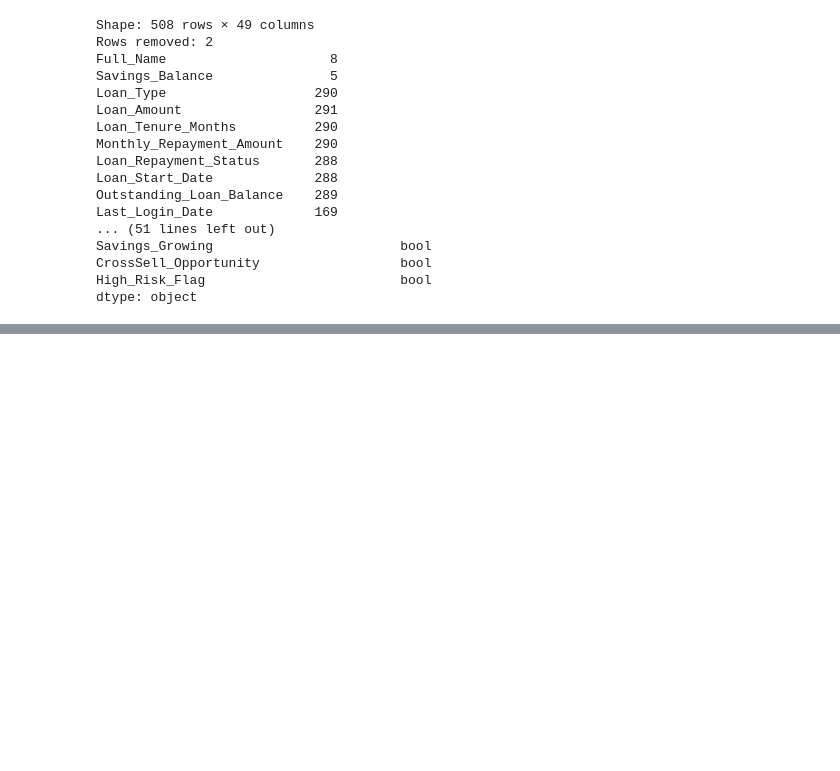
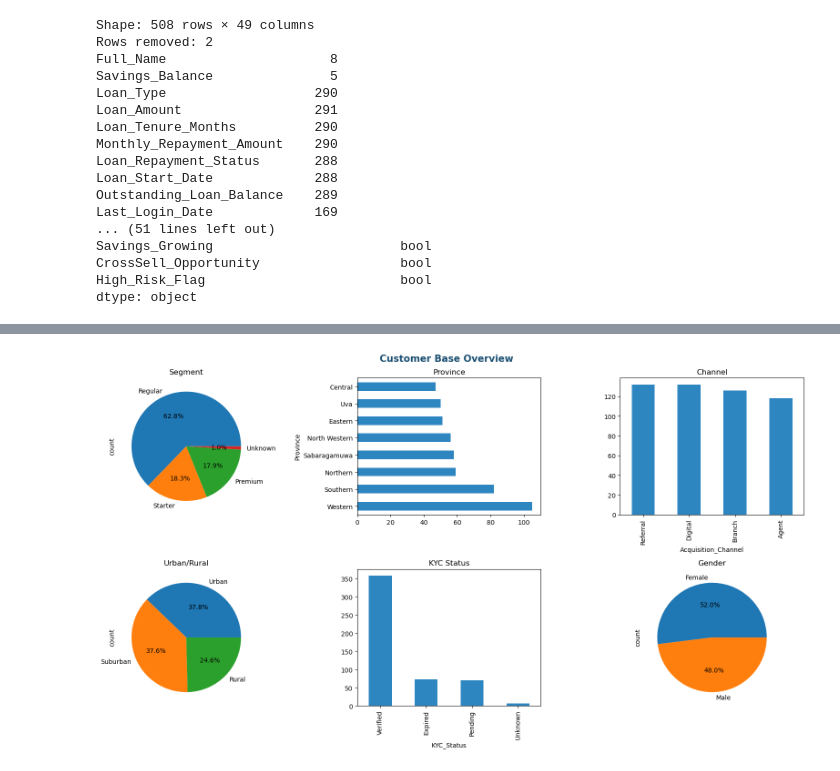
Before and after one commit to senara20240943-droid/Dialog-Fintec, a Jupyter notebook: Cleaning and EDA.ipynb, the cells around one changed output, grey strips where cells are left out. Drawn from its saved outputs; the diff is of its cells as text; code cells hidden in the pictures; blank space fills up the shorter version.

Commit message:
dataset overview and numerical distribution

```diff
--- a/Cleaning and EDA.ipynb
+++ b/Cleaning and EDA.ipynb
@@ -177,0 +180,17 @@ df.to_csv("finsight_clean.csv", index=False)
+# %%
+import pandas as pd
+import numpy as np
+import matplotlib.pyplot as plt
+import matplotlib.ticker as mticker
+from matplotlib.gridspec import GridSpec
+import os, warnings
+warnings.filterwarnings("ignore")
+
+os.makedirs("eda_output", exist_ok=True)
+
+NAVY, BLUE, GREEN, AMBER, RED, GREY, LGREY = "#1B4F72","#2E86C1","#1E8449","#D4861A","#C0392B","#7F8C8D","#ECF0F1"
+PALETTE_SEG  = {"Premium": NAVY, "Regular": BLUE, "Starter": AMBER, "Unknown": GREY}
+PALETTE_CHAN  = {"Agent": NAVY, "Branch": BLUE, "Digital": GREEN, "Referral": AMBER}
+
+fmt_lkr = lambda x, p=None: f"LKR {x/1e6:.1f}M" if x>=1e6 else f"LKR {x/1e3:.0f}K" if x>=1e3 else f"LKR {x:.0f}"
+pct     = lambda n, d: 0 if d == 0 else round(100 * n / d, 1)
@@ -177,0 +223,15 @@ df.to_csv("finsight_clean.csv", index=False)
+# %%
+fig, axes = plt.subplots(2, 3, figsize=(16, 9))
+fig.suptitle("Customer Base Overview", fontsize=15, fontweight="bold", color=NAVY)
+
+df["Customer_Segment"].value_counts().plot.pie(ax=axes[0,0], autopct="%1.1f%%", title="Segment")
+df["Province"].value_counts().plot.barh(ax=axes[0,1], title="Province", color=BLUE)
+df["Acquisition_Channel"].value_counts().plot.bar(ax=axes[0,2], title="Channel", color=BLUE)
+df["Urban_Rural"].value_counts().plot.pie(ax=axes[1,0], autopct="%1.1f%%", title="Urban/Rural")
+df["KYC_Status"].value_counts().plot.bar(ax=axes[1,1], title="KYC Status", color=BLUE)
+df["Gender"].value_counts().plot.pie(ax=axes[1,2], autopct="%1.1f%%", title="Gender")
+
+plt.tight_layout()
+plt.show()
+# %% [output]
+[figure, added]
```
Also changed, not shown: parts of 3 cells of this notebook.
